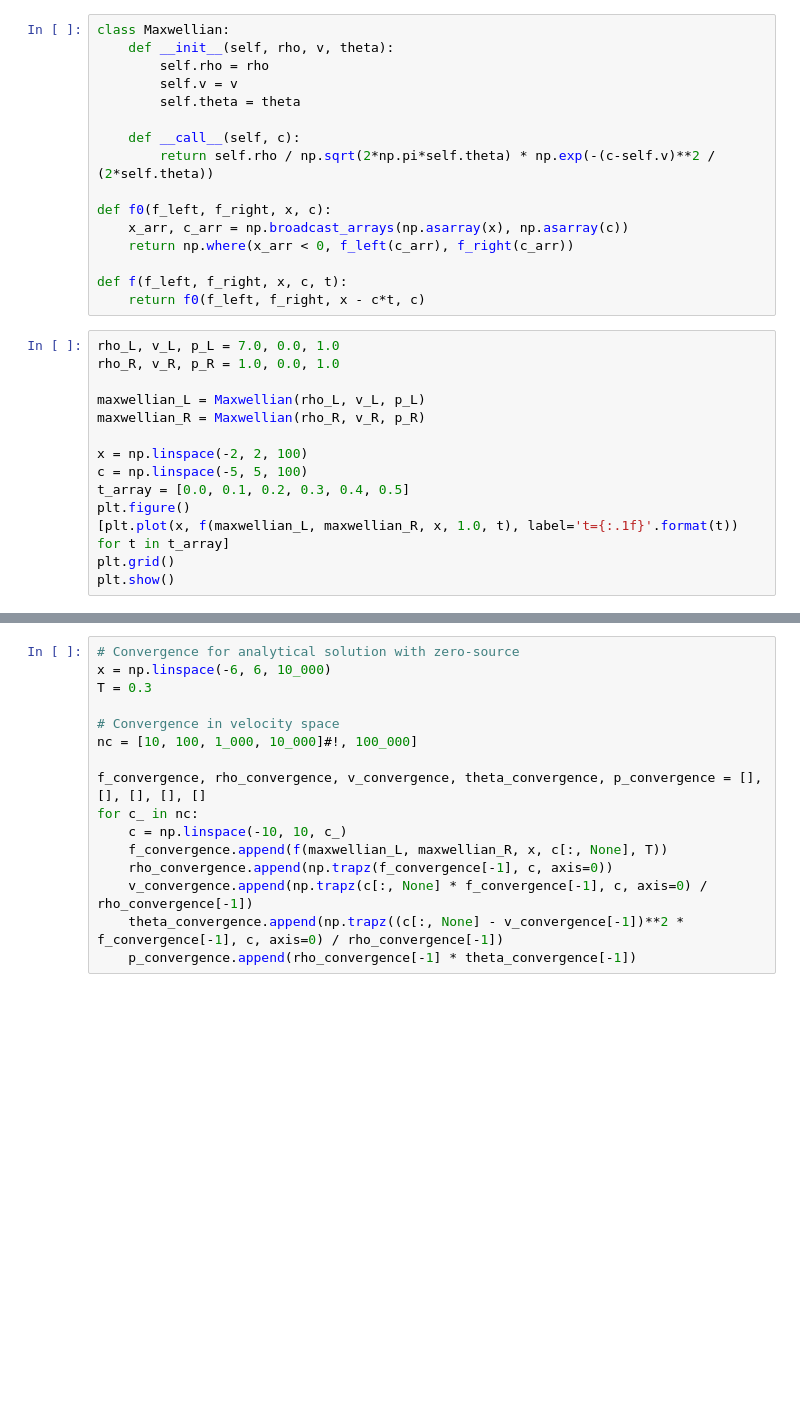
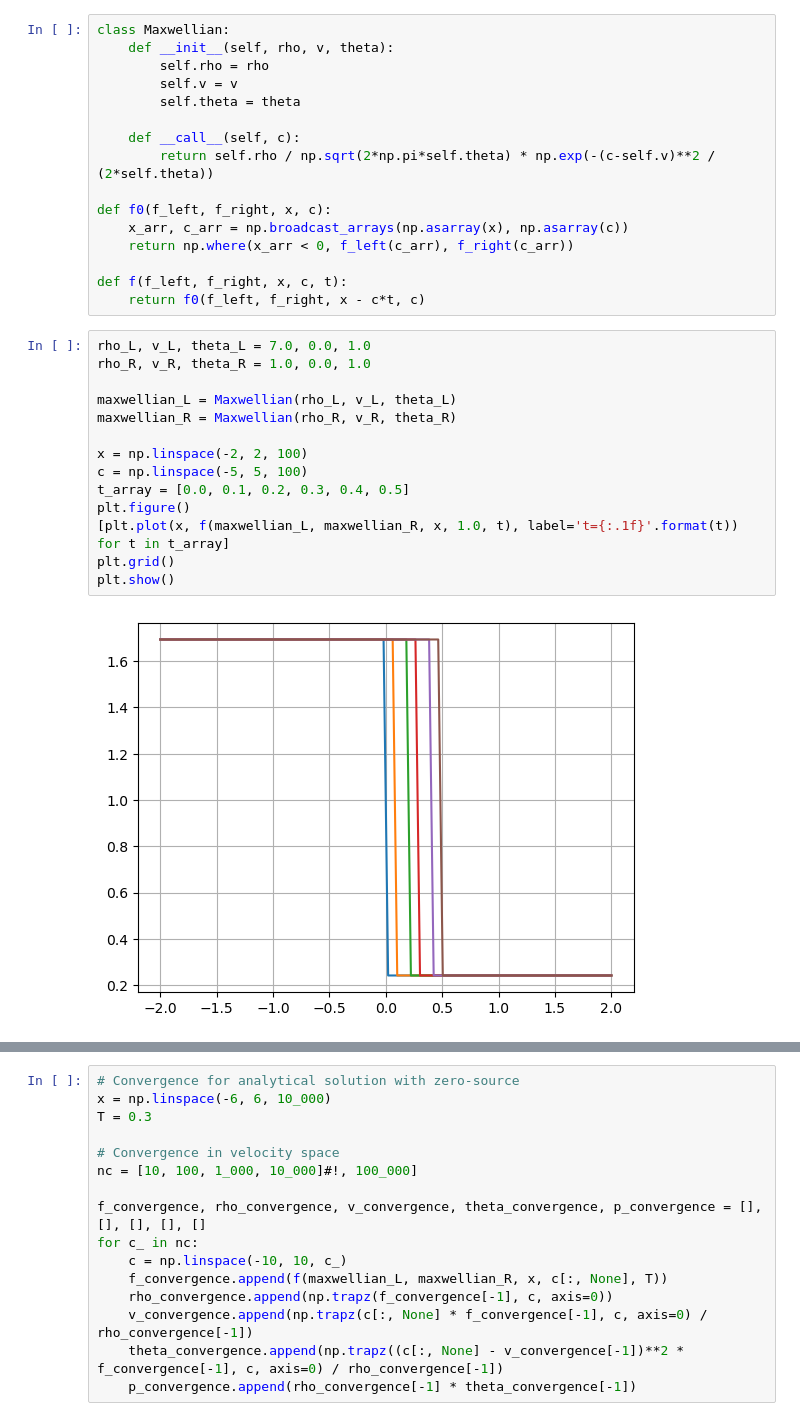
Before and after one commit to JanHab/ExtGram.jl, a Jupyter notebook: notebooks/ConvergencewithBGK.ipynb, the cells around one changed output, grey strips where cells are left out. Cells and saved outputs as stored; diff of their text form; blank space fills up the shorter version.

```diff
--- a/notebooks/ConvergencewithBGK.ipynb
+++ b/notebooks/ConvergencewithBGK.ipynb
@@ -252,19 +308,21 @@ def f0(f_left, f_right, x, c):
 def f(f_left, f_right, x, c, t):
     return f0(f_left, f_right, x - c*t, c)
 # %%
-rho_L, v_L, p_L = 7.0, 0.0, 1.0
-rho_R, v_R, p_R = 1.0, 0.0, 1.0
+rho_L, v_L, theta_L = 7.0, 0.0, 1.0
+rho_R, v_R, theta_R = 1.0, 0.0, 1.0
 
-maxwellian_L = Maxwellian(rho_L, v_L, p_L)
-maxwellian_R = Maxwellian(rho_R, v_R, p_R)
+maxwellian_L = Maxwellian(rho_L, v_L, theta_L)
+maxwellian_R = Maxwellian(rho_R, v_R, theta_R)
 
 x = np.linspace(-2, 2, 100)
 c = np.linspace(-5, 5, 100)
 t_array = [0.0, 0.1, 0.2, 0.3, 0.4, 0.5]
 plt.figure()
 [plt.plot(x, f(maxwellian_L, maxwellian_R, x, 1.0, t), label='t={:.1f}'.format(t)) for t in t_array]
 plt.grid()
 plt.show()
+# %% [output]
+[figure, added]
 # %%
 x = np.linspace(-6, 6, 10_000)
 c = np.linspace(-10, 10, 10_000)
```
Also changed, not shown: parts of 14 cells of this notebook, 5 other files.
